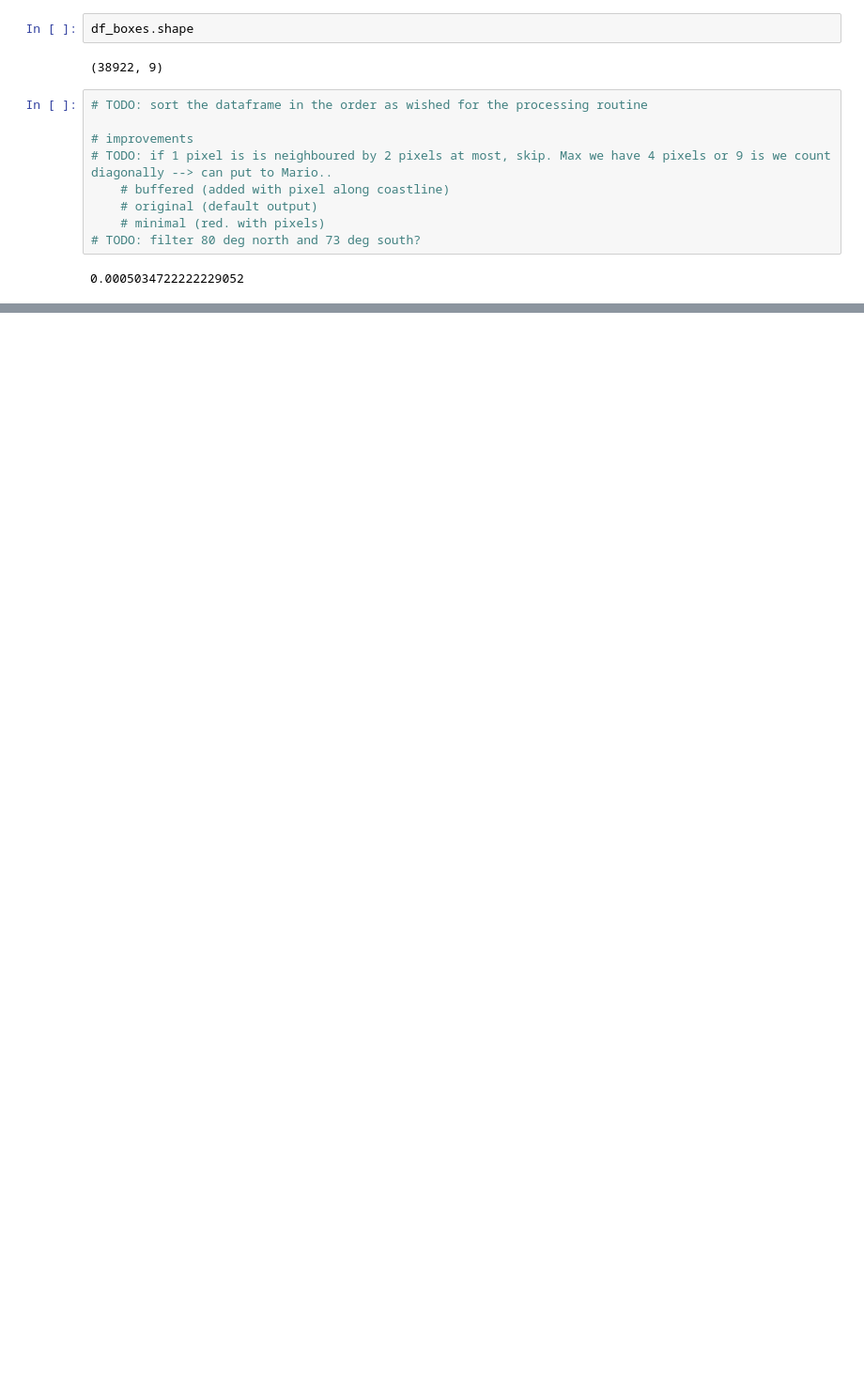
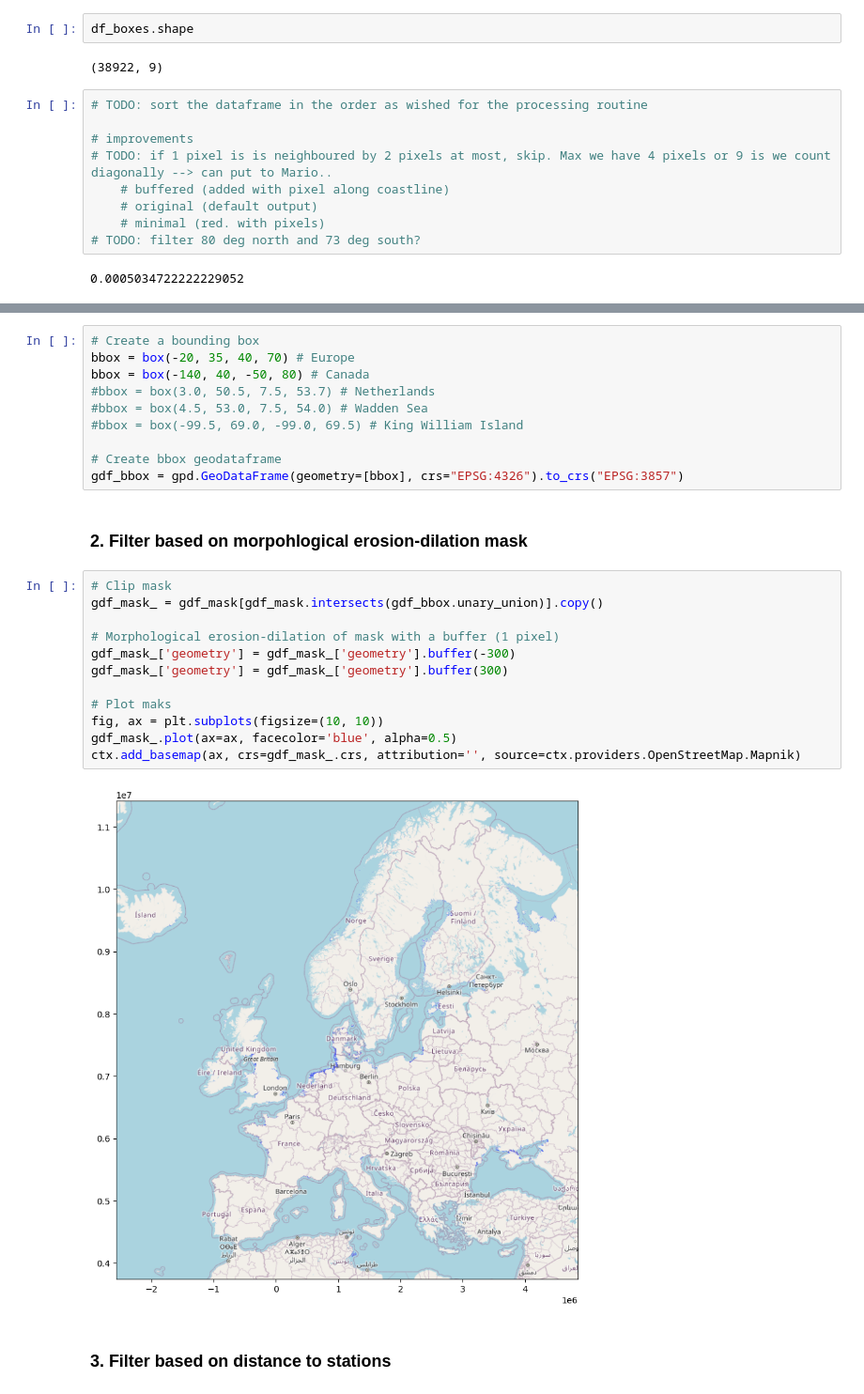
Before and after one commit to openearth/eo-bathymetry, a Jupyter notebook: notebooks/cmems-bathymetry/check_global_tiles.ipynb, the cells around one changed output, grey strips where cells are left out. Shown at 94% size. Saved outputs shown, nothing was run; the diff lists cells and outputs as text; blank space fills up the shorter version.

Commit message:
filtering boxes

```diff
--- a/notebooks/cmems-bathymetry/check_global_tiles.ipynb
+++ b/notebooks/cmems-bathymetry/check_global_tiles.ipynb
@@ -448,0 +483,28 @@ df_boxes.shape
+# %%
+# Create a bounding box
+bbox = box(-20, 35, 40, 70) # Europe
+bbox = box(-140, 40, -50, 80) # Canada
+#bbox = box(3.0, 50.5, 7.5, 53.7) # Netherlands
+#bbox = box(4.5, 53.0, 7.5, 54.0) # Wadden Sea
+#bbox = box(-99.5, 69.0, -99.0, 69.5) # King William Island
+
+# Create bbox geodataframe
+gdf_bbox = gpd.GeoDataFrame(geometry=[bbox], crs="EPSG:4326").to_crs("EPSG:3857")
+# %% [markdown]
+### 2. Filter based on morpohlogical erosion-dilation mask
+# %%
+# Clip mask
+gdf_mask_ = gdf_mask[gdf_mask.intersects(gdf_bbox.unary_union)].copy()
+
+# Morphological erosion-dilation of mask with a buffer (1 pixel)
+gdf_mask_['geometry'] = gdf_mask_['geometry'].buffer(-300)
+gdf_mask_['geometry'] = gdf_mask_['geometry'].buffer(300)
+
+# Plot maks
+fig, ax = plt.subplots(figsize=(10, 10))
+gdf_mask_.plot(ax=ax, facecolor='blue', alpha=0.5)
+ctx.add_basemap(ax, crs=gdf_mask_.crs, attribution='', source=ctx.providers.OpenStreetMap.Mapnik)
+# %% [output]
+[figure, added]
+# %% [markdown]
+### 3. Filter based on distance to stations
```
Also changed, not shown: parts of 12 cells of this notebook, 2 other files.
